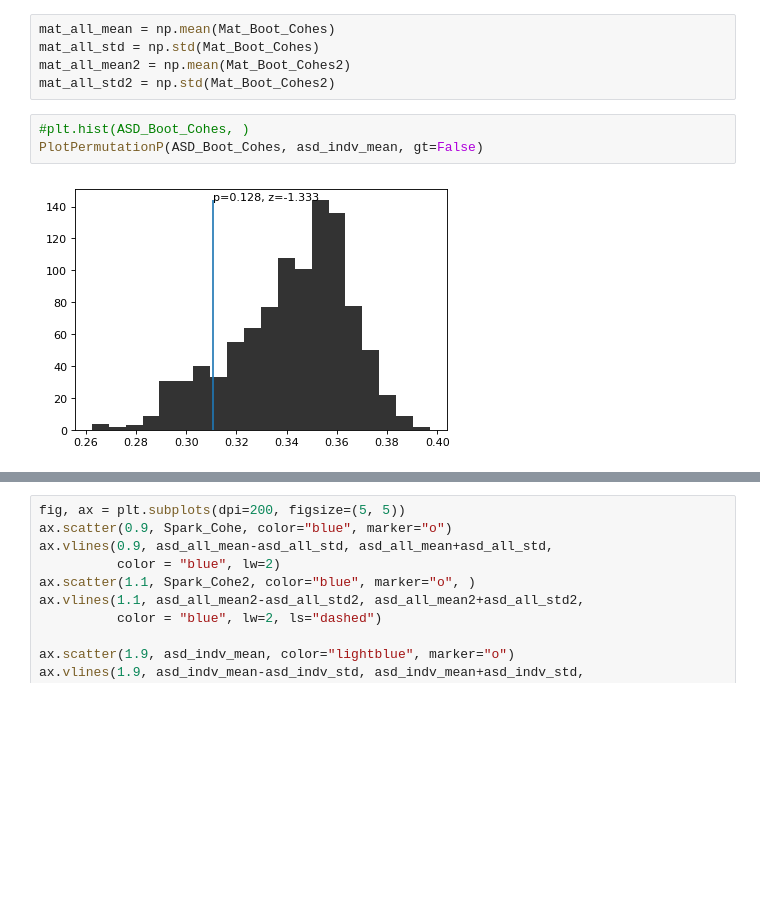
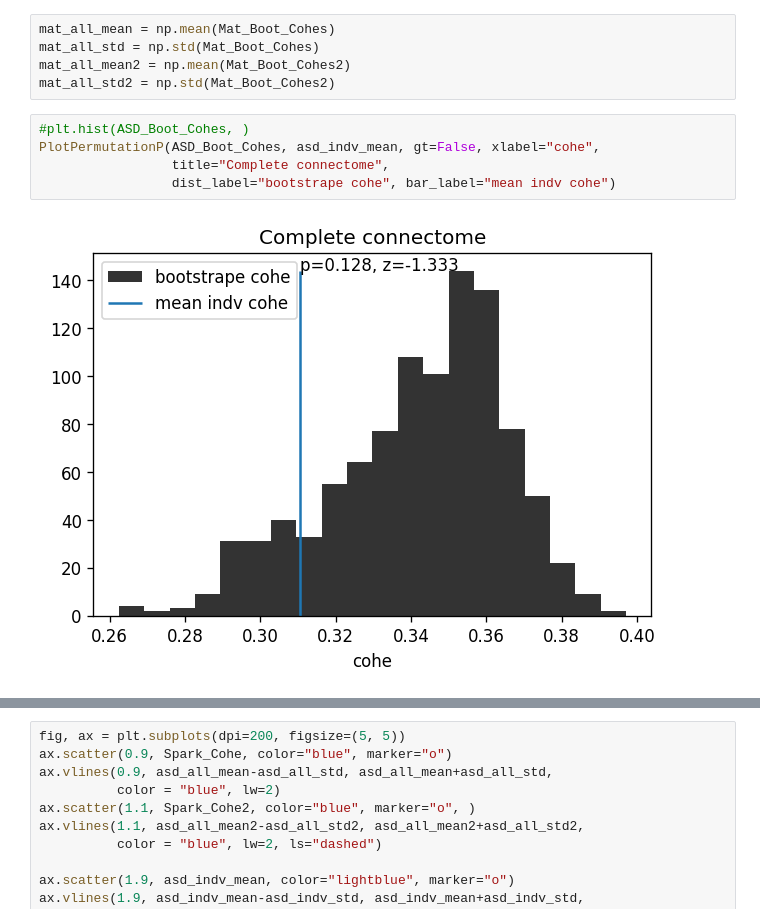
Before and after one commit to explorerwjy/ASD_Circuits, a Jupyter notebook: src/Individual_gene_connectivity.ipynb, the cells around one changed output, grey strips where cells are left out. Cells and saved outputs as stored; diff of their text form; blank space fills up the shorter version.

```diff
--- a/src/Individual_gene_connectivity.ipynb
+++ b/src/Individual_gene_connectivity.ipynb
@@ -194,7 +194,9 @@ mat_all_mean2 = np.mean(Mat_Boot_Cohes2)
 mat_all_std2 = np.std(Mat_Boot_Cohes2)
 # %%
 #plt.hist(ASD_Boot_Cohes, )
-PlotPermutationP(ASD_Boot_Cohes, asd_indv_mean, gt=False)
+PlotPermutationP(ASD_Boot_Cohes, asd_indv_mean, gt=False, xlabel="cohe",
+                 title="Complete connectome",
+                 dist_label="bootstrape cohe", bar_label="mean indv cohe")
 # %% [output]
-[figure, old version]
+[figure, new version]
 # %%
```
Also changed, not shown: parts of 1 cell of this notebook, 5 other files.
